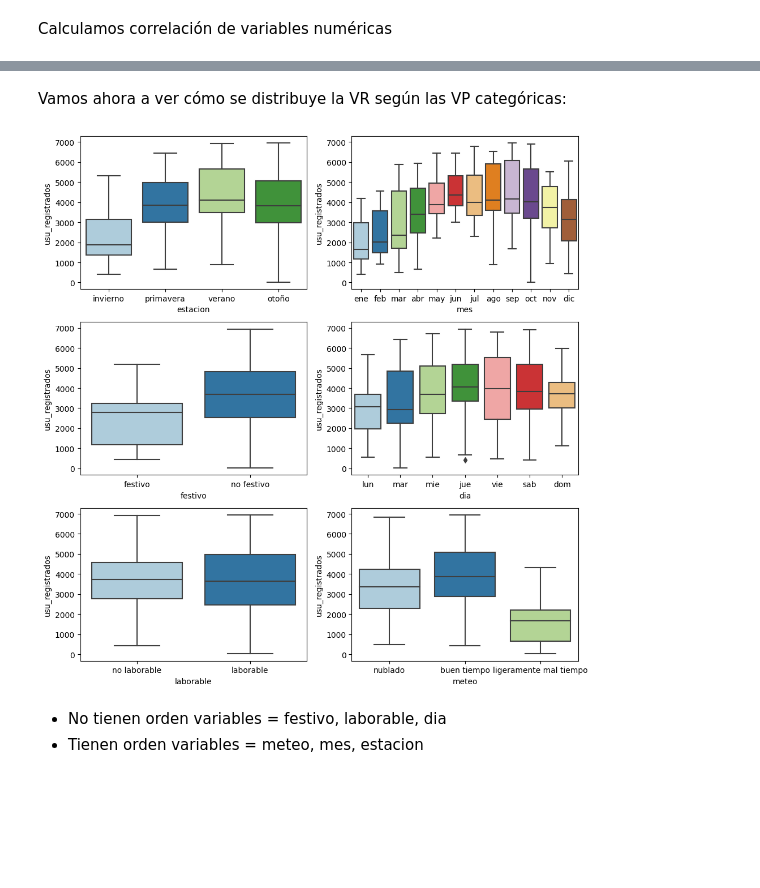
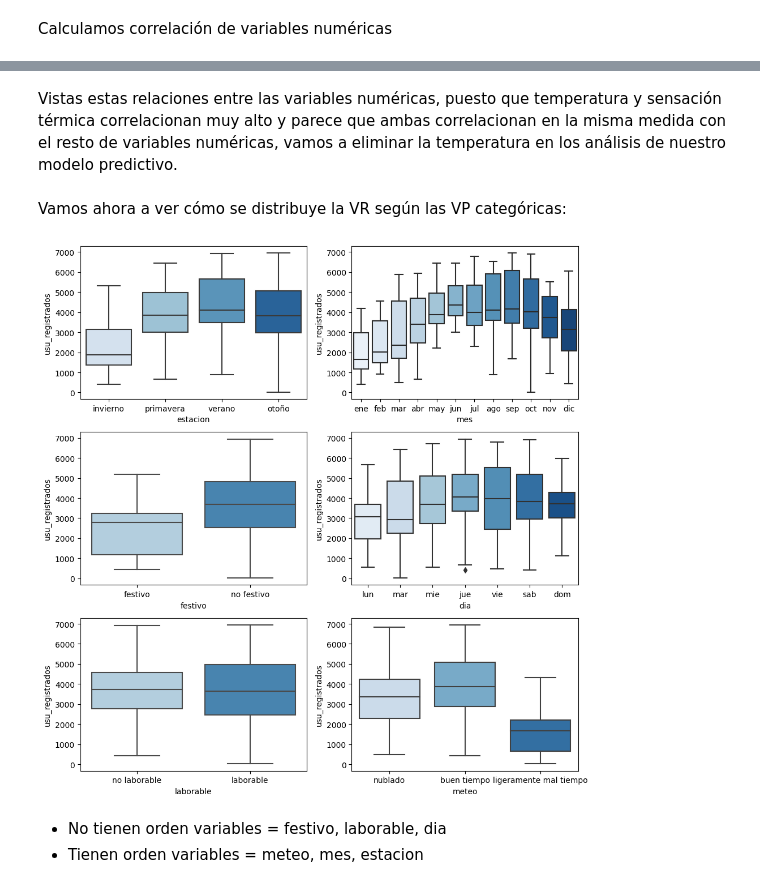
Before and after one commit to GriselleAlanis/project-da-promoE-module3-team1, a Jupyter notebook: Modelo_1_registrados/Visualizaciones_reg.ipynb, the cells around one changed output, grey strips where cells are left out. Cells and saved outputs as stored; diff of their text form; code cells hidden in the pictures; blank space fills up the shorter version.

```diff
--- a/Modelo_1_registrados/Visualizaciones_reg.ipynb
+++ b/Modelo_1_registrados/Visualizaciones_reg.ipynb
@@ -117,16 +119,18 @@ plt.savefig('heatmap.png', dpi = 300)
+# %% [markdown]
+Vistas estas relaciones entre las variables numéricas, puesto que temperatura y sensación térmica correlacionan muy alto y parece que ambas correlacionan en la misma medida con el resto de variables numéricas, vamos a eliminar la temperatura en los análisis de nuestro modelo predictivo.
 # %% [markdown]
 Vamos ahora a ver cómo se distribuye la VR según las VP categóricas:
 # %%
 categoricas = df.select_dtypes(include="object")
 
 fig, axes = plt.subplots(3, 2, figsize=(10,10))
 axes = axes.flat
 for indice, columna in enumerate(categoricas.columns):
-    sns.boxplot(x = categoricas[columna], y = 'usu_registrados', data = df, ax = axes[indice], palette = "Paired");
+    sns.boxplot(x = categoricas[columna], y = 'usu_registrados', data = df, ax = axes[indice], palette = "Blues");
 plt.tight_layout()
-plt.show()
+plt.savefig("../img/distribucion_categ_registrados.png")
 # %% [output]
-[figure, old version]
+[figure, new version]
 # %% [markdown]
 - No tienen orden variables =  festivo, laborable, dia
 - Tienen orden variables = meteo, mes, estacion
```
Also changed, not shown: parts of 5 cells of this notebook, 25 other files.
